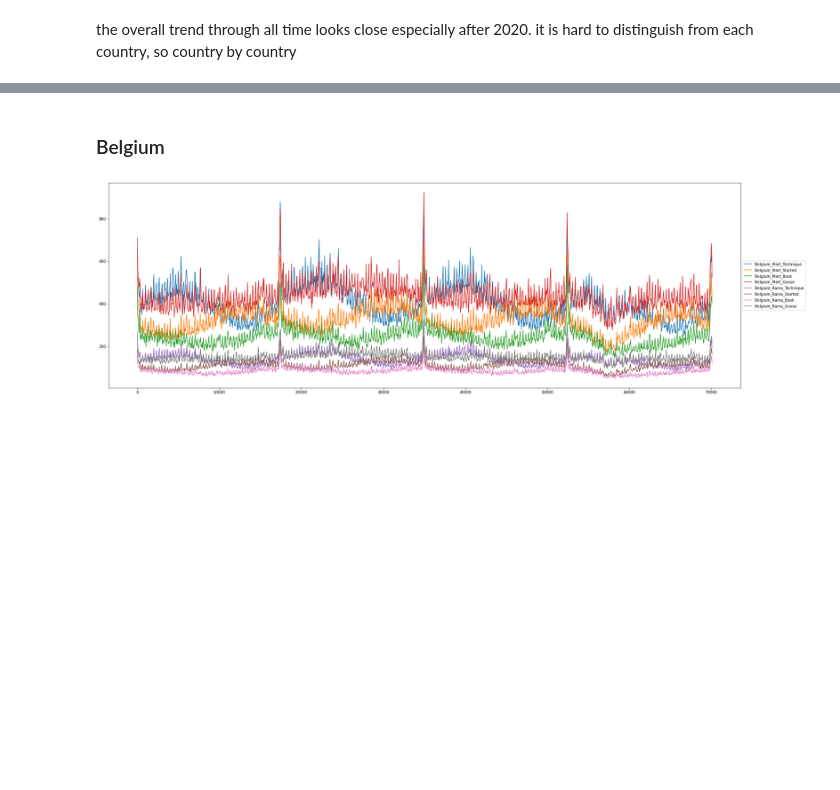
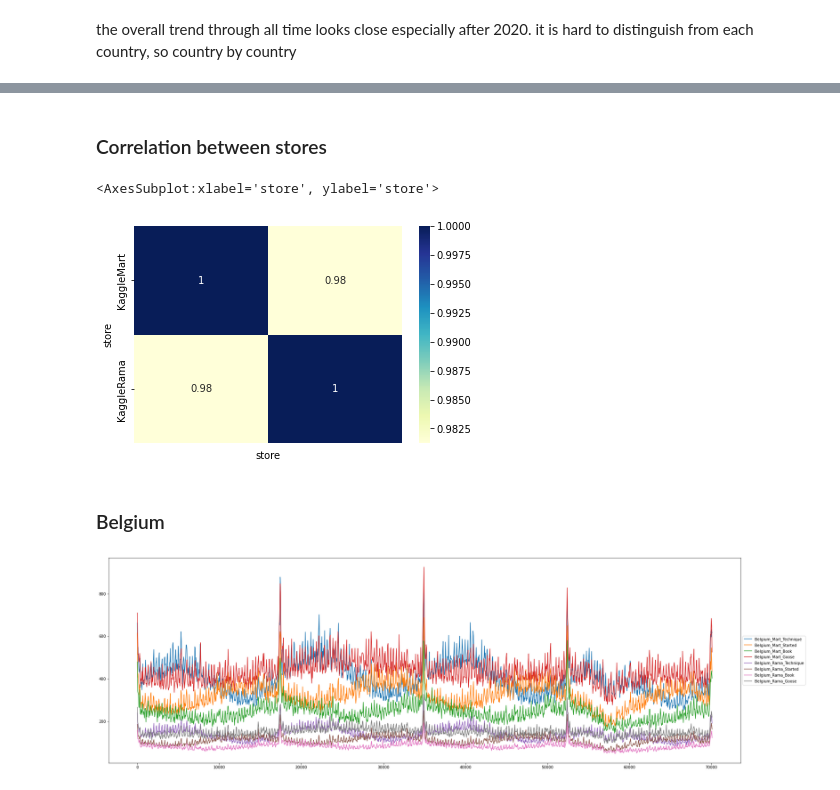
Before and after one commit to macorony/Machine_Learning_Playground, a Jupyter notebook: tps-sep-2022.ipynb, the cells around one changed output, grey strips where cells are left out. Saved outputs shown, nothing was run; the diff lists cells and outputs as text; code cells hidden in the pictures; blank space fills up the shorter version.

```diff
--- a/tps-sep-2022.ipynb
+++ b/tps-sep-2022.ipynb
@@ -131,3 +160,10 @@ it is hard to distinguish from each country, so country by country
+# %% [markdown]
+### Correlation between stores
+# %%
+sns.heatmap(train_data.pivot_table(index=['date', 'country', 'product'], columns='store', values='num_sold').corr(), annot=True, cmap='YlGnBu', xticklabels=False)
+# %% [output]
+<AxesSubplot:xlabel='store', ylabel='store'>
+[figure, added]
 # %% [markdown]
 ### Belgium
 # %%
```
Also changed, not shown: parts of 26 cells of this notebook.
